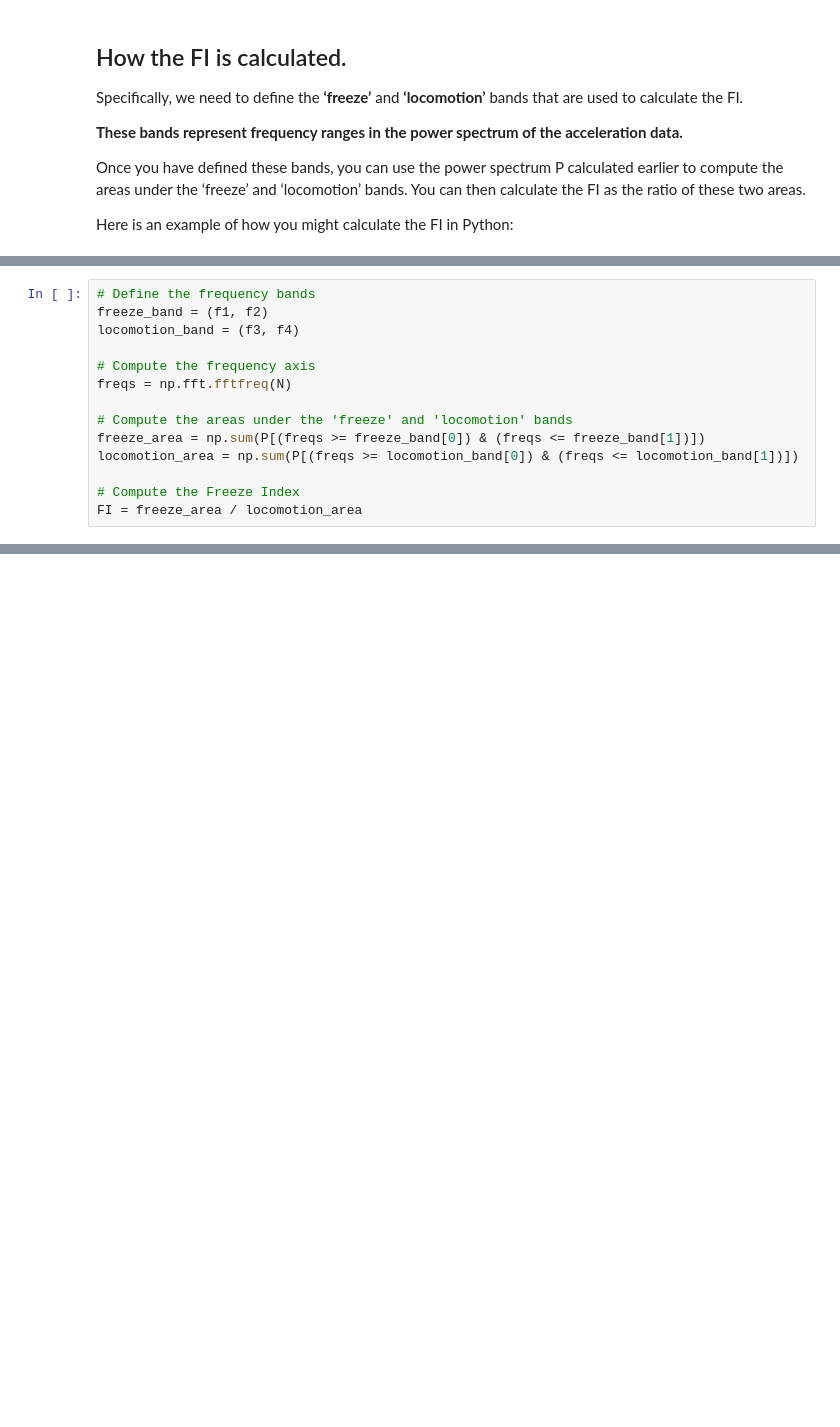
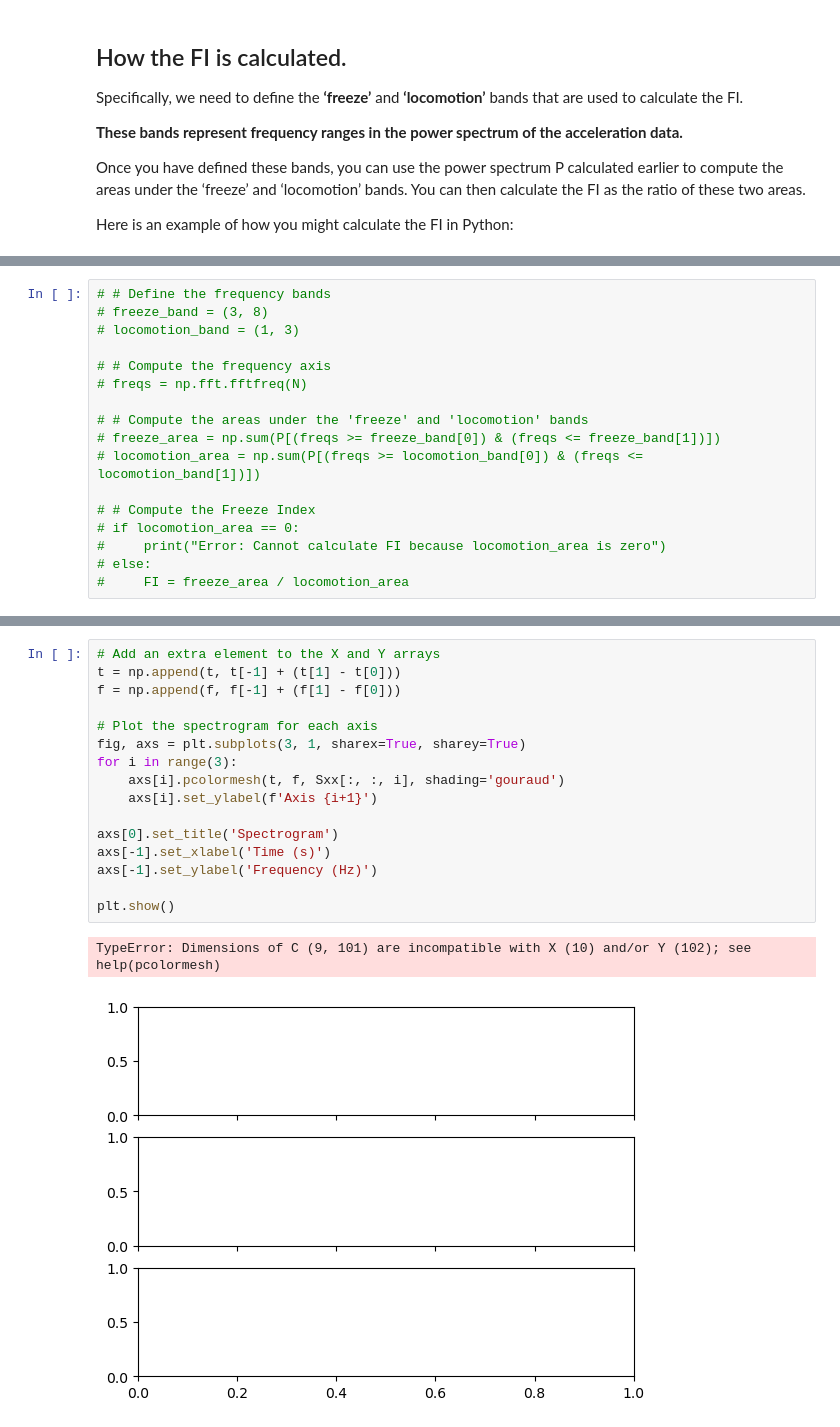
Before and after one commit to JO-HEEJIN/AI, a Jupyter notebook: fog-fi-by-momo.ipynb, the cells around one changed output, grey strips where cells are left out. Drawn from its saved outputs; the diff is of its cells as text; blank space fills up the shorter version.

```diff
--- a/fog-fi-by-momo.ipynb
+++ b/fog-fi-by-momo.ipynb
@@ -165,14 +207,17 @@ Here is an example of how you might calculate the FI in Python:
 # %%
-# Define the frequency bands
-freeze_band = (f1, f2)
-locomotion_band = (f3, f4)
+# # Define the frequency bands
+# freeze_band = (3, 8)
+# locomotion_band = (1, 3)
 
-# Compute the frequency axis
-freqs = np.fft.fftfreq(N)
+# # Compute the frequency axis
+# freqs = np.fft.fftfreq(N)
 
-# Compute the areas under the 'freeze' and 'locomotion' bands
-freeze_area = np.sum(P[(freqs >= freeze_band[0]) & (freqs <= freeze_band[1])])
-locomotion_area = np.sum(P[(freqs >= locomotion_band[0]) & (freqs <= locomotion_band[1])])
+# # Compute the areas under the 'freeze' and 'locomotion' bands
+# freeze_area = np.sum(P[(freqs >= freeze_band[0]) & (freqs <= freeze_band[1])])
+# locomotion_area = np.sum(P[(freqs >= locomotion_band[0]) & (freqs <= locomotion_band[1])])
 
-# Compute the Freeze Index
-FI = freeze_area / locomotion_area
+# # Compute the Freeze Index
+# if locomotion_area == 0:
+#     print("Error: Cannot calculate FI because locomotion_area is zero")
+# else:
+#     FI = freeze_area / locomotion_area
@@ -178,0 +535,19 @@ FI = freeze_area / locomotion_area
+# %%
+# Add an extra element to the X and Y arrays
+t = np.append(t, t[-1] + (t[1] - t[0]))
+f = np.append(f, f[-1] + (f[1] - f[0]))
+
+# Plot the spectrogram for each axis
+fig, axs = plt.subplots(3, 1, sharex=True, sharey=True)
+for i in range(3):
+    axs[i].pcolormesh(t, f, Sxx[:, :, i], shading='gouraud')
+    axs[i].set_ylabel(f'Axis {i+1}')
+
+axs[0].set_title('Spectrogram')
+axs[-1].set_xlabel('Time (s)')
+axs[-1].set_ylabel('Frequency (Hz)')
+
+plt.show()
+# %% [output]
+TypeError: Dimensions of C (9, 101) are incompatible with X (10) and/or Y (102); see help(pcolormesh)
+[figure, added]
```
Also changed, not shown: parts of 20 cells of this notebook.
